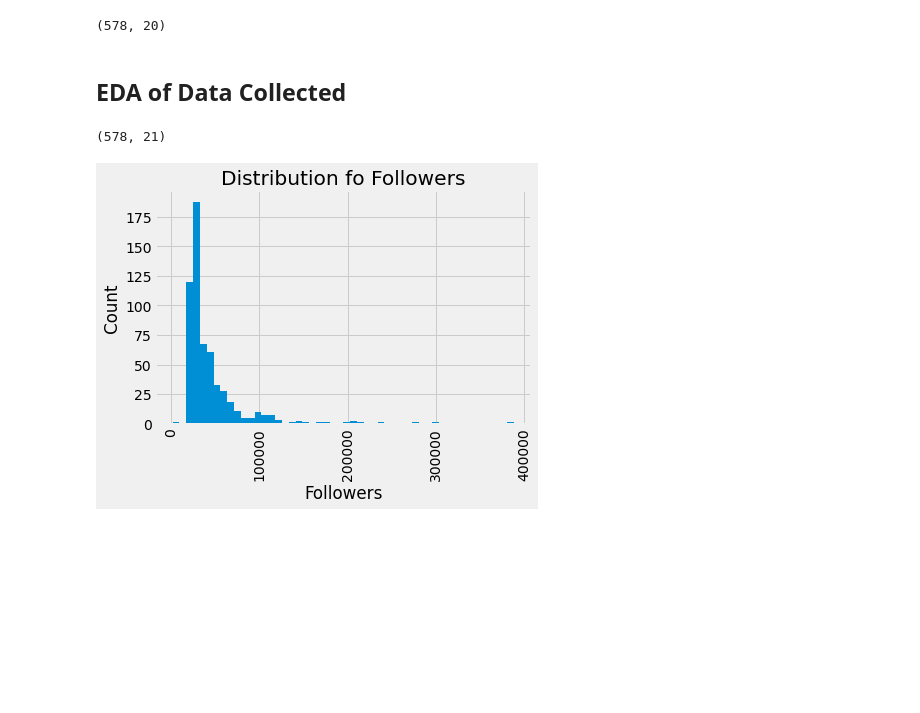
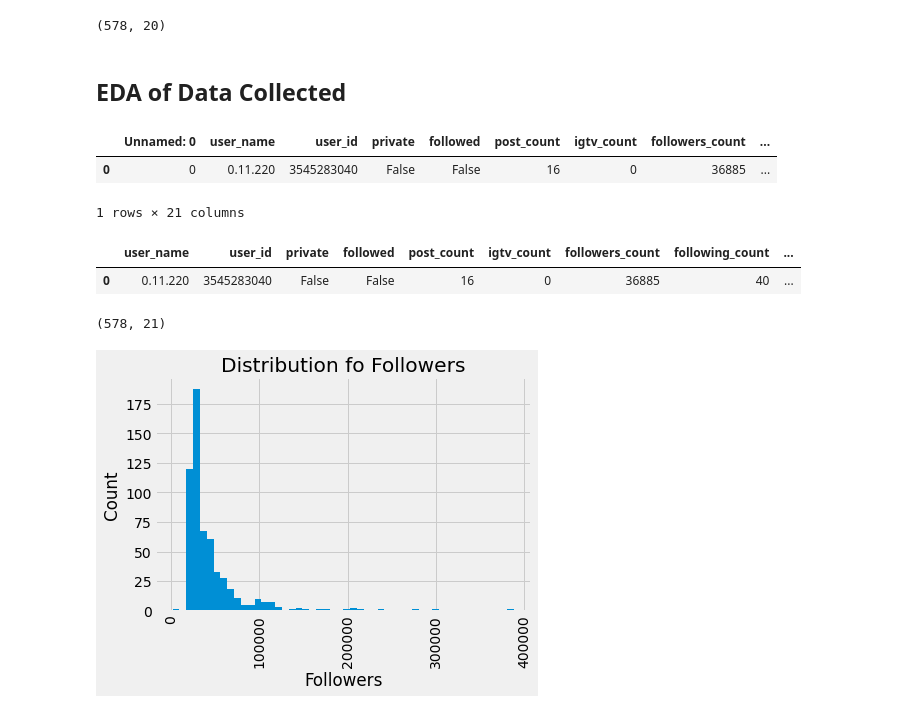
Before and after one commit to yuchild/mntn_insta, a Jupyter notebook: insta_api_exploration.ipynb, the cells around one changed output. Saved outputs shown, nothing was run; the diff lists cells and outputs as text; code cells hidden in the pictures; blank space fills up the shorter version.

```diff
--- a/insta_api_exploration.ipynb
+++ b/insta_api_exploration.ipynb
@@ -665,10 +665,22 @@ df.to_csv('./data/df.csv')
 # %% [markdown]
 ## EDA of Data Collected
 # %%
-df = pd.read_csv('./data/df.csv')
+df = pd.read_csv('./data/df.csv', set_index = 0)
 df.fillna('None'
           , inplace = True
          )
+# %%
+df.head(1)
+# %% [output]
+|  | Unnamed: 0 | user_name | user_id | private | followed | post_count | igtv_count | followers_count | ... |
+| 0 | 0 | 0.11.220 | 3545283040 | False | False | 16 | 0 | 36885 | ... |
+1 rows × 21 columns
+# %%
+df = df.drop('Unnamed: 0', axis = 1)
+df.head(1)
+# %% [output]
+|  | user_name | user_id | private | followed | post_count | igtv_count | followers_count | following_count | ... |
+| 0 | 0.11.220 | 3545283040 | False | False | 16 | 0 | 36885 | 40 | ... |
 # %%
 df.shape
 # %% [output]
```
